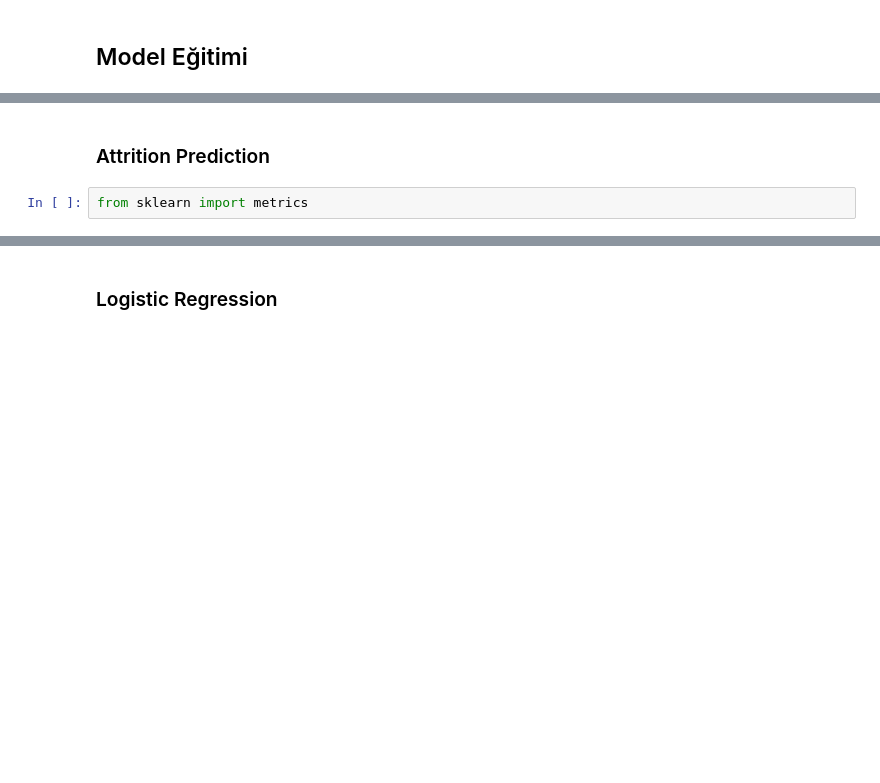
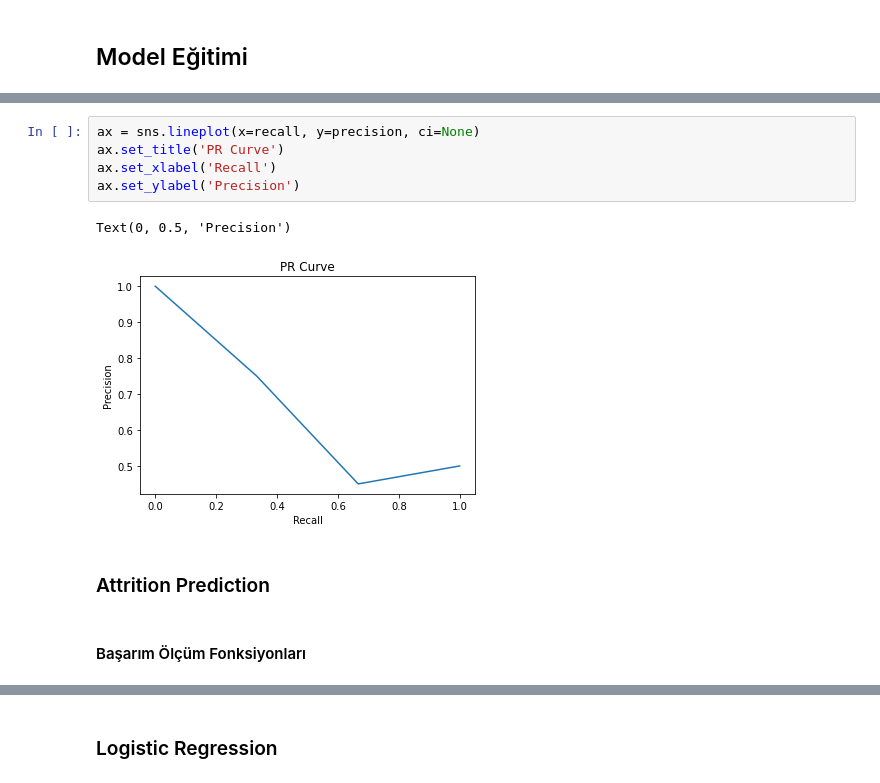
Before and after one commit to dsbootcamp-projects-2022-1/dsbootcamp2022-hr-attrition-prediction-project-vlkan, a Jupyter notebook: Project Template.ipynb, the cells around one changed output, grey strips where cells are left out. Saved outputs shown, nothing was run; the diff lists cells and outputs as text; blank space fills up the shorter version.

```diff
--- a/Project Template.ipynb
+++ b/Project Template.ipynb
@@ -981,5 +991,13 @@ pd.DataFrame({
+# %%
+ax = sns.lineplot(x=recall, y=precision, ci=None)
+ax.set_title('PR Curve')
+ax.set_xlabel('Recall')
+ax.set_ylabel('Precision')
+# %% [output]
+Text(0, 0.5, 'Precision')
+[figure, added]
 # %% [markdown]
 ### Attrition Prediction
-# %%
-from sklearn import metrics
+# %% [markdown]
+#### Başarım Ölçüm Fonksiyonları
 # %%
```
Also changed, not shown: parts of 59 cells of this notebook, 8 other files.
